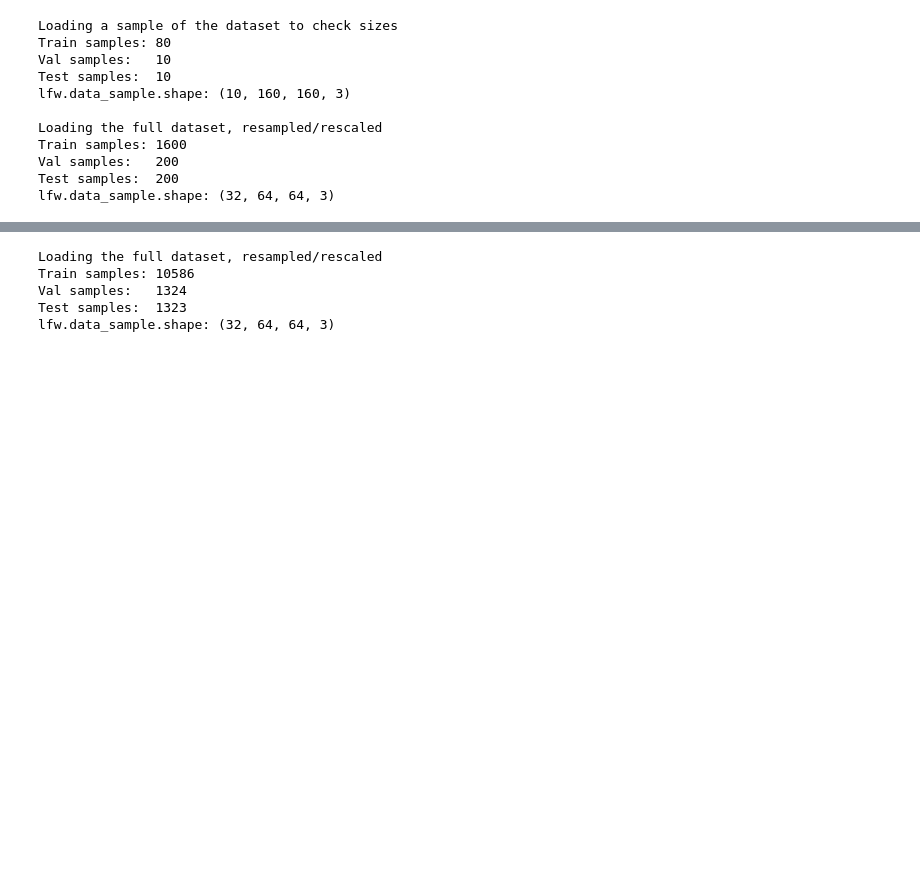
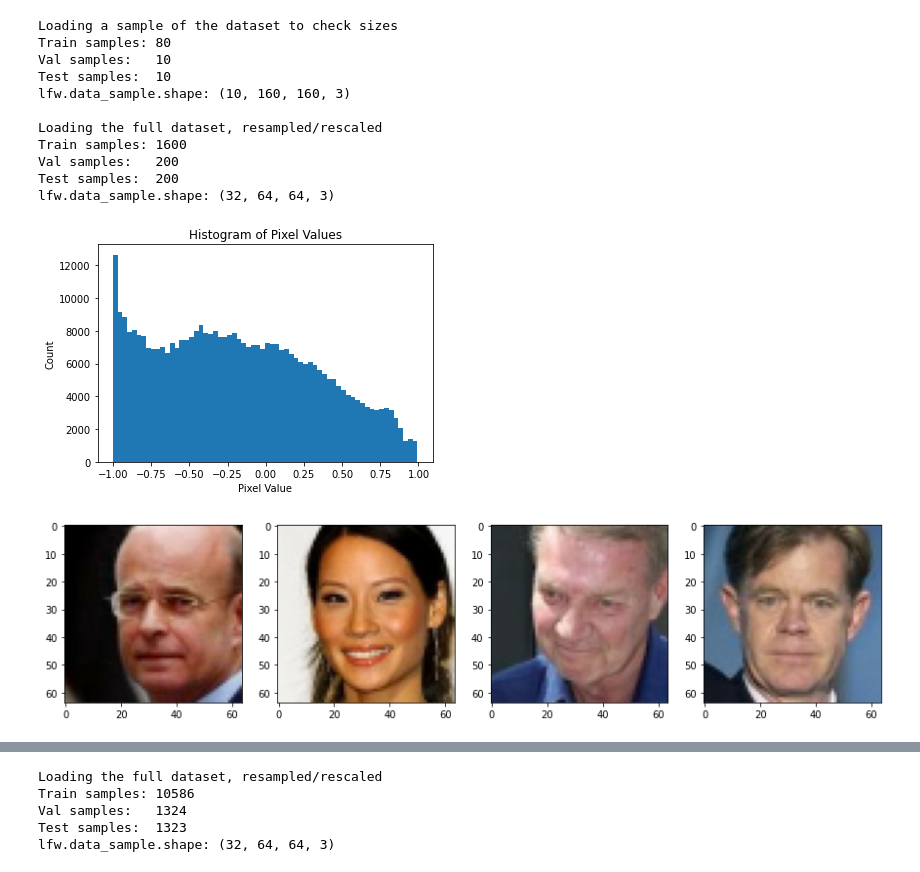
Before and after one commit to etotheipi/nvae_tensorflow, a Jupyter notebook: layer_playground.ipynb, the cells around one changed output, grey strips where cells are left out. Cells and saved outputs as stored; diff of their text form; code cells hidden in the pictures; blank space fills up the shorter version.

```diff
--- a/layer_playground.ipynb
+++ b/layer_playground.ipynb
@@ -72,13 +72,16 @@ lfw.data_sample.shape: (32, 64, 64, 3)
 # %%
 fig, ax = plt.subplots()
 ax.hist(lfw.data_sample.reshape((-1,)), bins=64)
 ax.set_xlabel('Pixel Value')
 ax.set_ylabel('Count')
 ax.set_title('Histogram of Pixel Values')
 
 fig, axs = plt.subplots(1, 4, figsize=(15,5))
 for i in range(4):
-    axs[i].imshow(lfw.data_sample[i])
+    axs[i].imshow(lfw.unscale_img(lfw.data_sample[i]))
+# %% [output]
+[figure, added]
+[figure, added]
 # %%
 x = inputs = L.Input(shape=IMAGE_SIZE)
 x = NvaeConv2D(kernel_size=3, abs_channels=32)(x)
```
Also changed, not shown: parts of 6 cells of this notebook, 5 other files.
